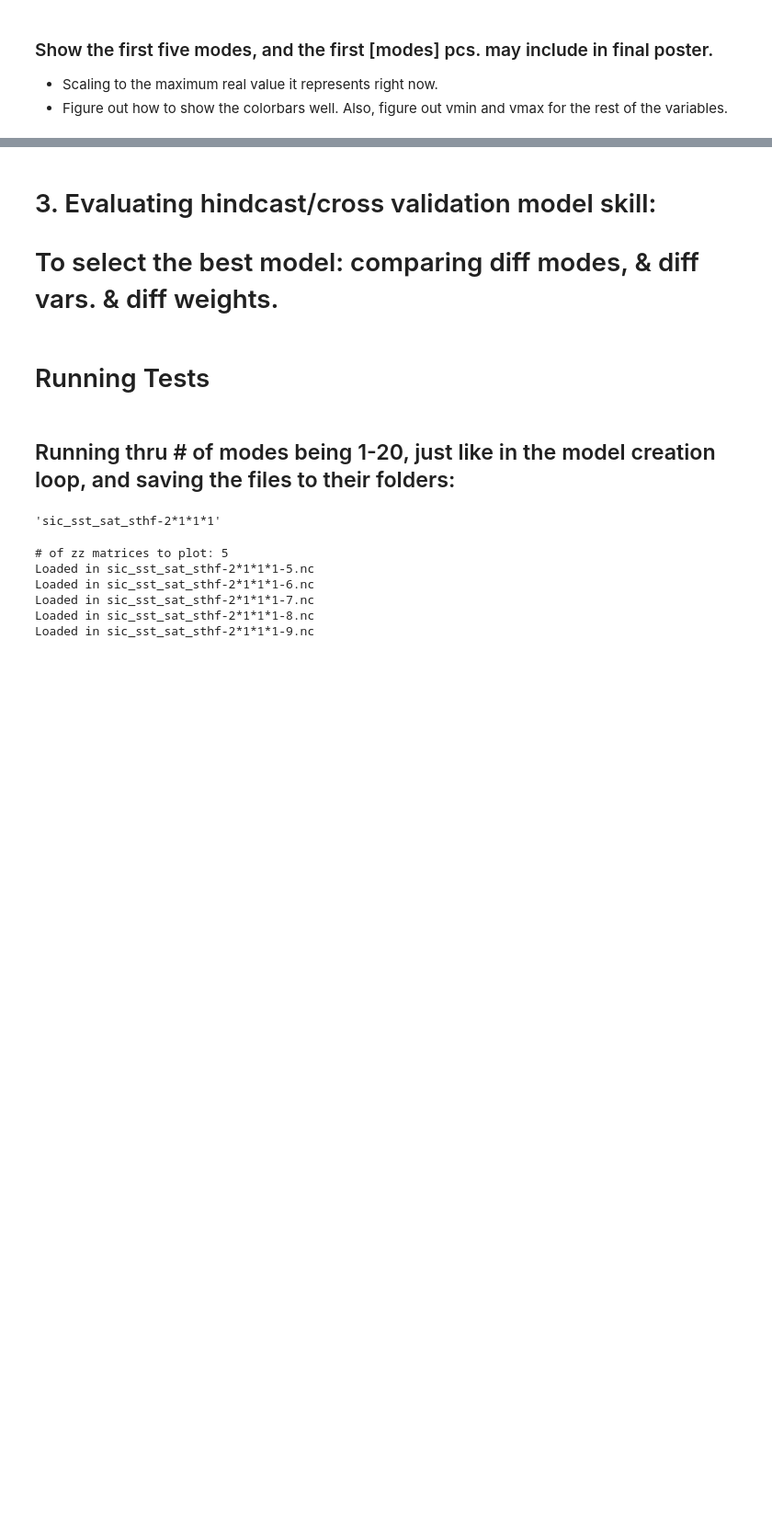
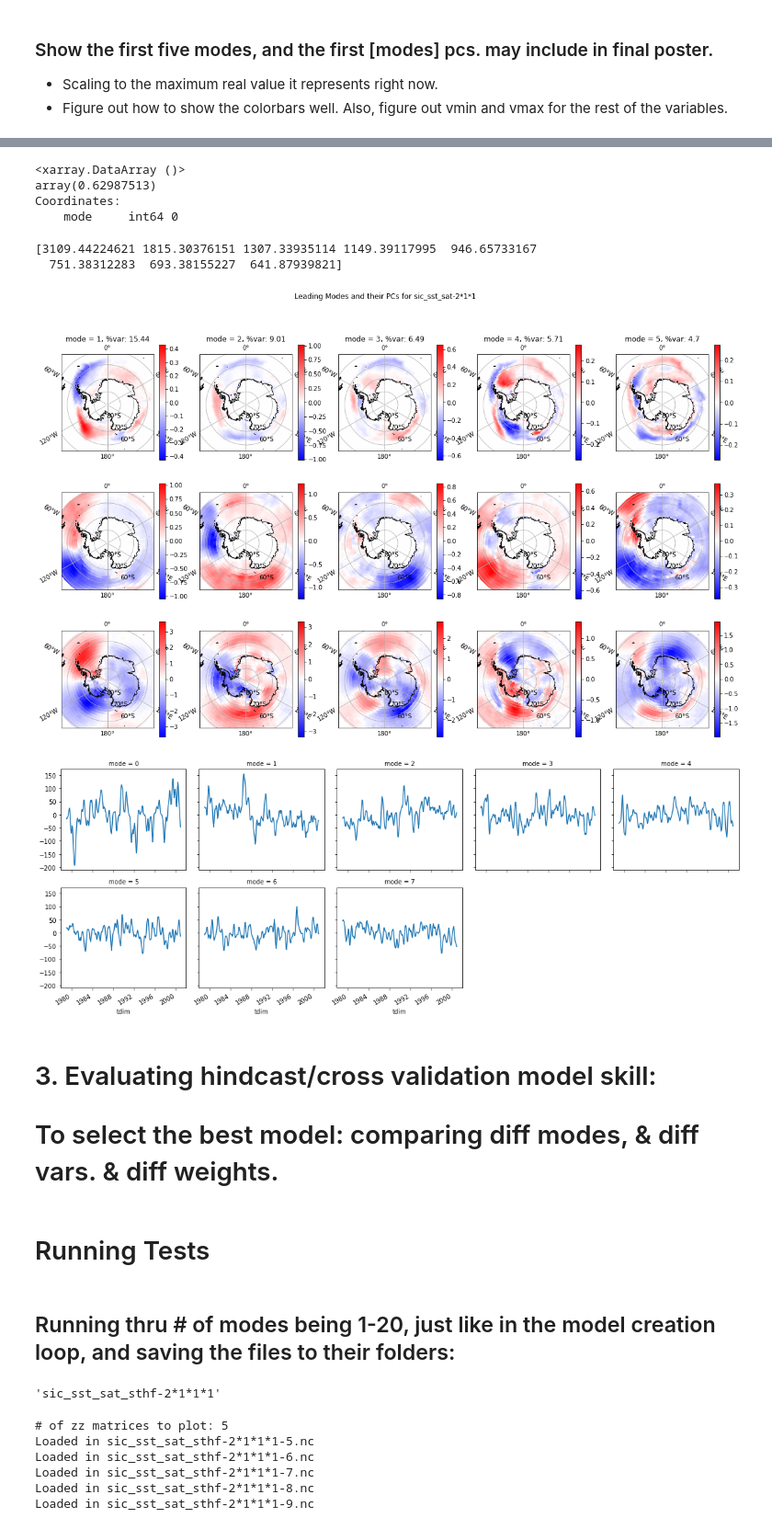
Before and after one commit to bernardw11/seaice_forecasts, a Jupyter notebook: remake_old_model/meof_hcast_cross_og.ipynb, the cells around one changed output, grey strips where cells are left out. Shown at 92% size. Saved outputs shown, nothing was run; the diff lists cells and outputs as text; code cells hidden in the pictures; blank space fills up the shorter version.

```diff
--- a/remake_old_model/meof_hcast_cross_og.ipynb
+++ b/remake_old_model/meof_hcast_cross_og.ipynb
@@ -196,7 +200,7 @@ def setup_model(indices):
 ### HERE: Change the indices, corresponding to the variables you want to include in the model.
 # %%
 # reminder: var_names = ['sic', 'sst', 'sat', 'z', 'u', 'v', 'sthf']
-indices = [0, 1, 2, 6] # our best one we think: 0, 1, 2, 6
+indices = [0, 1, 2] # our best one we think: 0, 1, 2, 6
 #indices = [0, 1, 2]
 model_vars, model_wgts, f_name = setup_model(indices)
 nv = len(indices)
@@ -207,7 +211,7 @@ sic_sst_sat_sthf-2*1*1*1
 ### Run the MEOF solver, and hindcast/cross validation model building fortran code.
 # %%
 # We think modes 9-12 are pretty good. Stick w 9 maybe, for final model.
-for modes in range(10,11):
+for modes in range(8,9):
     # Give the output a full file name in the format:
     # variables_separated_by_underscores - weights*separated*by*astericks - #ofmodes
     complete_fname = f_name+'-'+ str(modes) + '.nc'
@@ -415,3 +376,62 @@ print(solver.eigenvalues(neigs=modes))
+# %%
+boi = pcs.sel(mode=0).max()
+yo =np.divide(all_vars_eofs[1][0]*boi, vars_wgts)
+yo.max()
+# bruh = np.divide(sic_eofs[0]*boi, sic_wgts)
+# bruh.max()
+# yo.max()
+# %% [output]
+<xarray.DataArray ()>
+array(0.62987513)
+Coordinates:
+    mode     int64 0
+# %%
+fig = plt.figure(figsize=(20,12))
+for mode in range(min(5,modes)):
+    # SIC EOFs
+    ax = plt.subplot(len(indices), 5, mode + 1, projection=sp)
+    # take the maximum real value it represents. (vmin = -.3, vmax = .3 is arbitrary. helps tho.)
+    pc_max = pcs.sel(mode=mode).max()
+    max_real_eof_val = np.divide(sic_eofs[mode]*pc_max, sic_wgts)
+    im = max_real_eof_val.plot(transform=pc, cmap='bwr')
+
+    #sic_mode = sic_eofs[mode]*pcs.sel(mode=mode).max()*var_scaling[0]
+    #im = sic_mode.plot(transform=pc, vmin=-.3, vmax=.3, cmap = 'bwr', add_colorbar=False)
+    ax.coastlines()
+    ax.gridlines(draw_labels=True)
+    ax.set_extent([-3950000., 3950000., 4350000., -3950000.], crs=sp)
+    ax.set_title('mode = ' + str(mode+1) + ', %var: ' + str(round(np_eigs[mode]/sum_eigs * 100, 2)))
+
+
+    #OTHER VAR EOFS: all_vars_eofs[i+1] for i in range(nvars)
+    for i in range(nvars):
+        ax = plt.subplot(len(indices), 5, mode + 1 + 5*(i+1), projection=sp)
+
+        pc_max = pcs.sel(mode=mode).max()
+        max_real_eof_val = np.divide(all_vars_eofs[i+1][mode]*pc_max, vars_wgts)
+        im = max_real_eof_val.plot(transform=pc, cmap='bwr')
+
+
+        #vars_mode = all_vars_eofs[i + 1][mode]*pcs.sel(mode=mode).max()*var_scaling[indices[i]]
+        #im = vars_mode.plot(transform=pc, cmap = 'bwr', add_colorbar=False)
+
+        ax.coastlines()
+        ax.gridlines(draw_labels=True)
+        ax.set_extent([-3950000., 3950000., 4350000., -3950000.], crs=sp)
+        ax.set_title('')
+plt.suptitle('Leading Modes and their PCs for ' + f_name)
+
+# Plot corresponding PCs
+if modes > 1:
+    pcs.plot(x='tdim',col='mode',col_wrap=min(5, modes));
+print(solver.eigenvalues(neigs=modes))
+
+plt.tight_layout()
+# %% [output]
+[3109.44224621 1815.30376151 1307.33935114 1149.39117995  946.65733167
+  751.38312283  693.38155227  641.87939821]
+[figure, added]
+[figure, added]
 # %% [markdown]
 # 3. Evaluating hindcast/cross validation model skill:
 # To select the best model: comparing diff modes, & diff vars. & diff weights.
```
Also changed, not shown: parts of 5 cells of this notebook, 9 other files.
